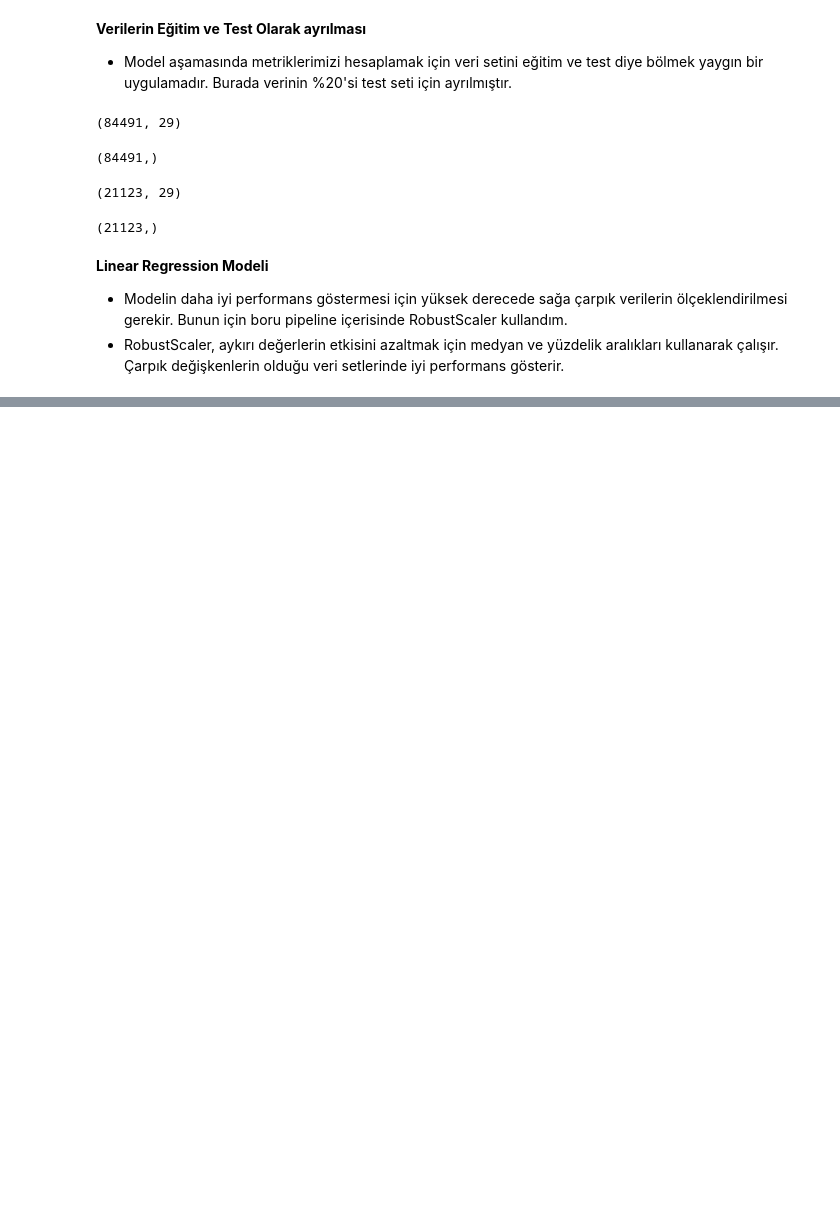
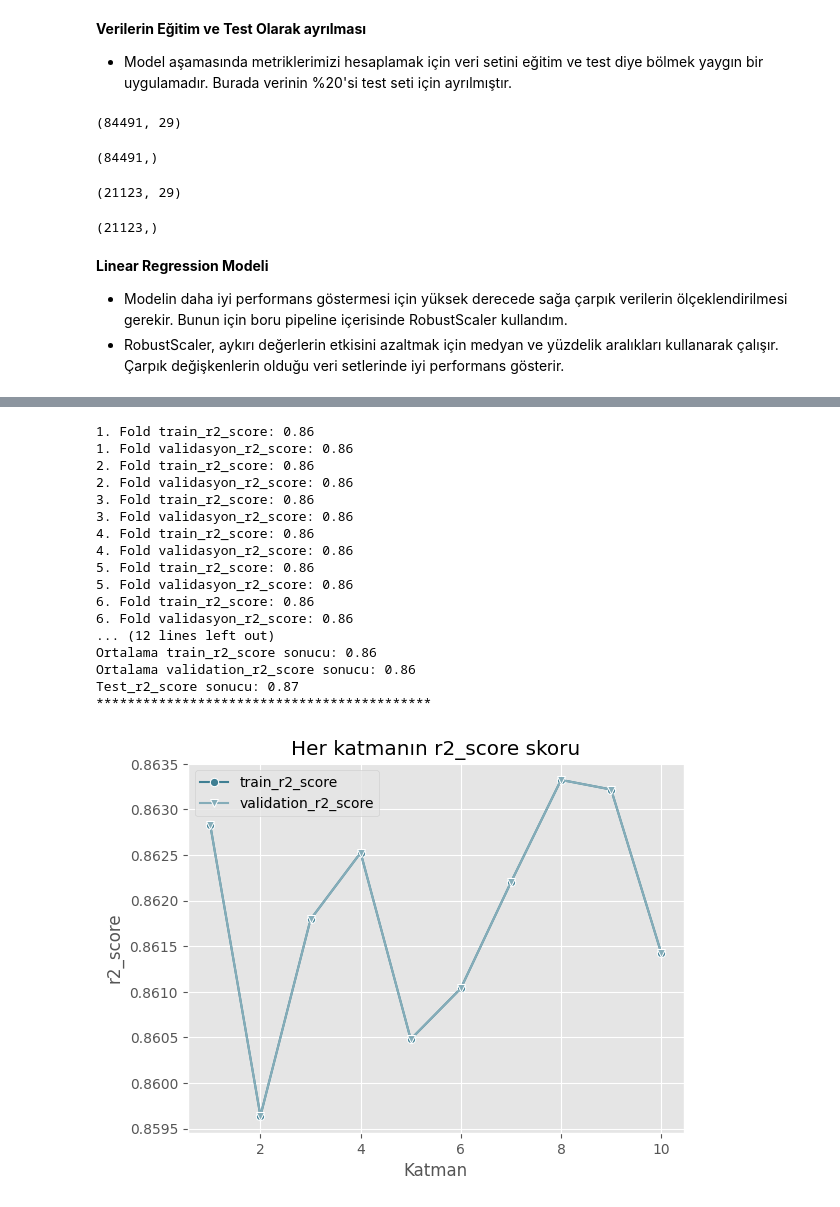
Before and after one commit to kntvrl/flights_project, a Jupyter notebook: project_notebook_ds.ipynb, the cells around one changed output, grey strips where cells are left out. Drawn from its saved outputs; the diff is of its cells as text; code cells hidden in the pictures; blank space fills up the shorter version.

```diff
--- a/project_notebook_ds.ipynb
+++ b/project_notebook_ds.ipynb
@@ -1592,0 +1612,31 @@ Test_root_mean_squared_error sonucu: 10.84
+# %%
+# Metrik R2
+
+lr = LinearRegression()
+
+lr_pipeline = Pipeline([
+    ("scaler", RobustScaler()),
+    ("regressor", lr)
+])
+
+kf = KFold(n_splits=10,shuffle=True,random_state=42)
+_ , lr_final_test_r2_score, lr_r2_scores_df,lr_y_pred_test = train_and_evaluate_model(lr_pipeline, X_train, y_train, X_test, y_test, r2_score, kf, plot=True, use_rmse=False)
+# %% [output]
+1. Fold train_r2_score: 0.86
+1. Fold validasyon_r2_score: 0.86
+2. Fold train_r2_score: 0.86
+2. Fold validasyon_r2_score: 0.86
+3. Fold train_r2_score: 0.86
+3. Fold validasyon_r2_score: 0.86
+4. Fold train_r2_score: 0.86
+4. Fold validasyon_r2_score: 0.86
+5. Fold train_r2_score: 0.86
+5. Fold validasyon_r2_score: 0.86
+6. Fold train_r2_score: 0.86
+6. Fold validasyon_r2_score: 0.86
+... (12 lines left out)
+Ortalama train_r2_score sonucu: 0.86
+Ortalama validation_r2_score sonucu: 0.86
+Test_r2_score sonucu: 0.87
+*******************************************
+[figure, added]
```
Also changed, not shown: parts of 28 cells of this notebook.
